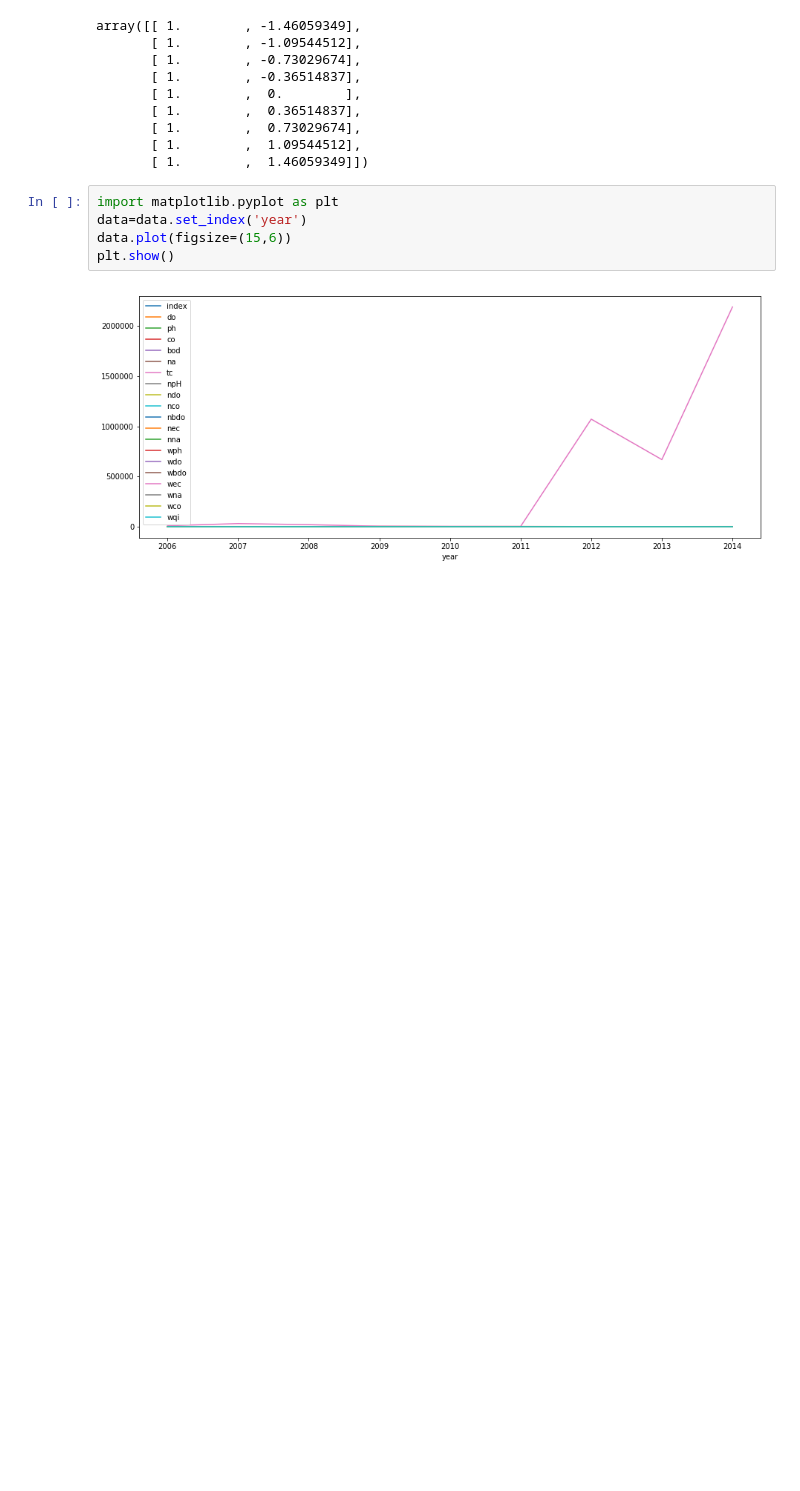
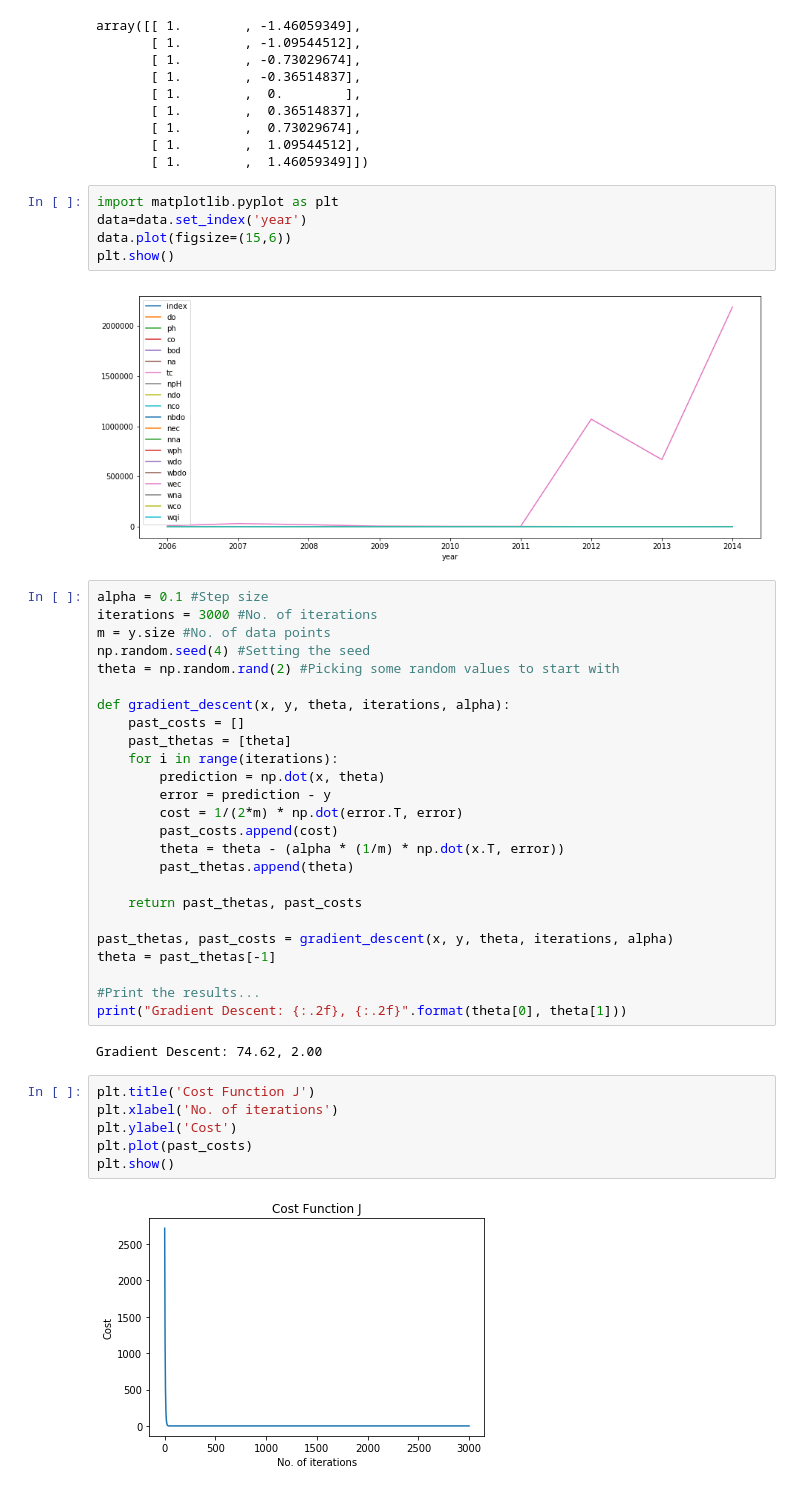
Before and after one commit to katreparitosh/Water-Quality-Analysis, a Jupyter notebook: Code/Water-Quaity-Kernel.ipynb, the cells around one changed output. Cells and saved outputs as stored; diff of their text form; blank space fills up the shorter version.

```diff
--- a/Code/Water-Quaity-Kernel.ipynb
+++ b/Code/Water-Quaity-Kernel.ipynb
@@ -349,3 +349,38 @@ data.plot(figsize=(15,6))
 plt.show()
 # %% [output]
 [figure]
+# %%
+alpha = 0.1 #Step size
+iterations = 3000 #No. of iterations
+m = y.size #No. of data points
+np.random.seed(4) #Setting the seed
+theta = np.random.rand(2) #Picking some random values to start with
+
+def gradient_descent(x, y, theta, iterations, alpha):
+    past_costs = []
+    past_thetas = [theta]
+    for i in range(iterations):
+        prediction = np.dot(x, theta)
+        error = prediction - y
+        cost = 1/(2*m) * np.dot(error.T, error)
+        past_costs.append(cost)
+        theta = theta - (alpha * (1/m) * np.dot(x.T, error))
+        past_thetas.append(theta)
+
+    return past_thetas, past_costs
+
+past_thetas, past_costs = gradient_descent(x, y, theta, iterations, alpha)
+theta = past_thetas[-1]
+
+#Print the results...
+print("Gradient Descent: {:.2f}, {:.2f}".format(theta[0], theta[1]))
+# %% [output]
+Gradient Descent: 74.62, 2.00
+# %%
+plt.title('Cost Function J')
+plt.xlabel('No. of iterations')
+plt.ylabel('Cost')
+plt.plot(past_costs)
+plt.show()
+# %% [output]
+[figure, added]
```
Also changed, not shown: parts of 5 cells of this notebook.
